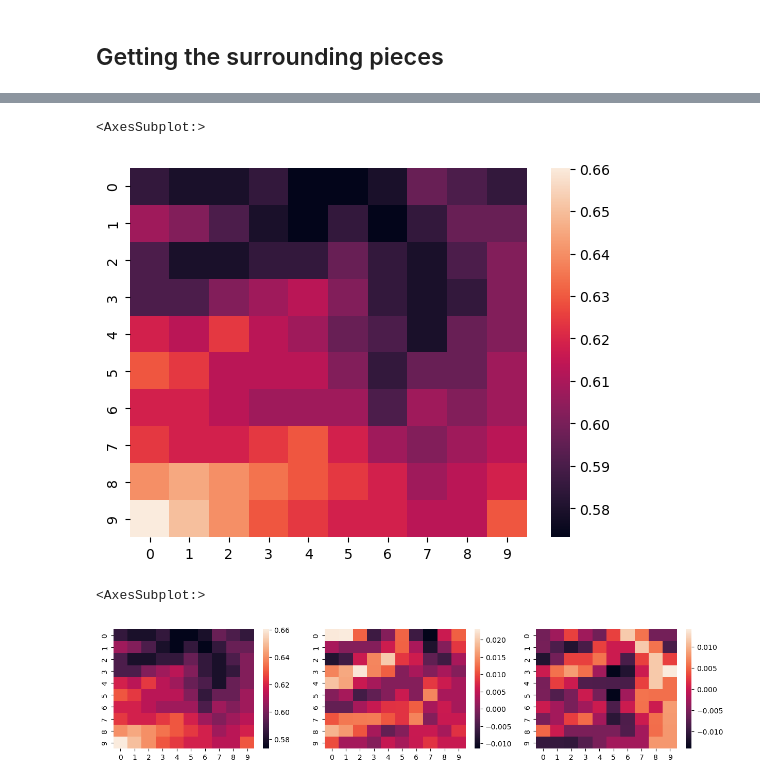
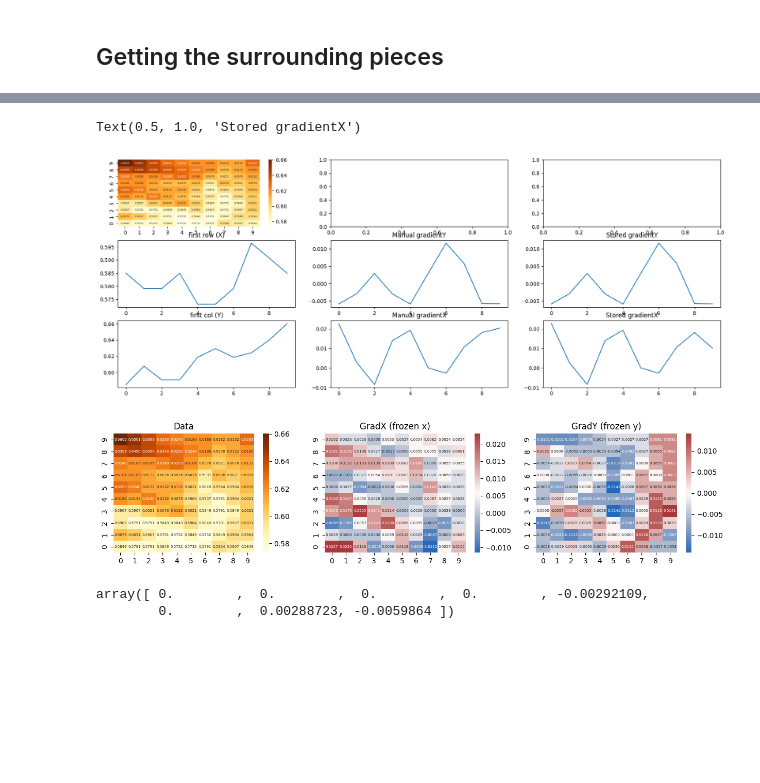
Before and after one commit to Matthew1309/Intuitions, a Jupyter notebook: Mathematics/Misc/Path_finding.ipynb, the cells around one changed output, grey strips where cells are left out. Drawn from its saved outputs; the diff is of its cells as text; code cells hidden in the pictures; blank space fills up the shorter version.

```diff
--- a/Mathematics/Misc/Path_finding.ipynb
+++ b/Mathematics/Misc/Path_finding.ipynb
@@ -168,14 +192,41 @@ array([0.        , 0.        , 0.        , 0.        , 0.02297167,
 # %%
-sns.heatmap(mapData.data[0:10,0:10])
+fig, axes = plt.subplots(nrows = 3, ncols = 3, figsize=(21,8))
+
+sns.heatmap(mapData.data[0:10,0:10], cmap='YlOrBr', annot=True, fmt = '.4f', annot_kws = {"size": 5}, ax=axes[0,0])
+axes[0,0].invert_yaxis()
+
+axes[1,0].plot(mapData.data[0,0:10])
+axes[1,0].set_title('first row (X)')
+axes[1,1].plot(np.gradient(mapData.data[0,0:10]))
+axes[1,1].set_title('Manual gradientY')
+axes[1,2].plot(mapData.gradientY[0,0:10])
+axes[1,2].set_title('Stored gradientY')
+
+axes[2,0].plot(mapData.data[0:10,0])
+axes[2,0].set_title('first col (Y)')
+axes[2,1].plot(np.gradient(mapData.data[0:10,0]))
+axes[2,1].set_title('Manual gradientX')
+axes[2,2].plot(mapData.gradientX[0:10,0])
+axes[2,2].set_title('Stored gradientX')
 # %% [output]
-<AxesSubplot:>
+Text(0.5, 1.0, 'Stored gradientX')
-[figure, old version]
+[figure, new version]
 # %%
 fig, axes = plt.subplots(nrows = 1, ncols = 3, figsize=(15,3))
 
-sns.heatmap(mapData.data[0:10,0:10], ax = axes[0])
-sns.heatmap(mapData.gradientX[0:10,0:10], ax = axes[1])
-sns.heatmap(mapData.gradientY[0:10,0:10], ax = axes[2])
+sns.heatmap(mapData.data[0:10,0:10], ax = axes[0], cmap='YlOrBr', annot=True, fmt = '.4f', annot_kws = {"size": 5})
+sns.heatmap(mapData.gradientX[0:10,0:10], ax = axes[1], cmap="vlag", annot=True, fmt = '.4f', annot_kws = {"size": 5})
+sns.heatmap(mapData.gradientY[0:10,0:10], ax = axes[2], cmap="vlag", annot=True, fmt = '.4f', annot_kws = {"size": 5})
+axes[0].set_title('Data')
+axes[1].set_title('GradX (frozen x)')
+axes[2].set_title('GradY (frozen y)')
+
+for ax in axes:
+    ax.invert_yaxis()
 # %% [output]
-<AxesSubplot:>
-[figure, old version]
+[figure, new version]
+# %%
+thing3
+# %% [output]
+array([ 0.        ,  0.        ,  0.        ,  0.        , -0.00292109,
+        0.        ,  0.00288723, -0.0059864 ])
```
Also changed, not shown: parts of 11 cells of this notebook.
